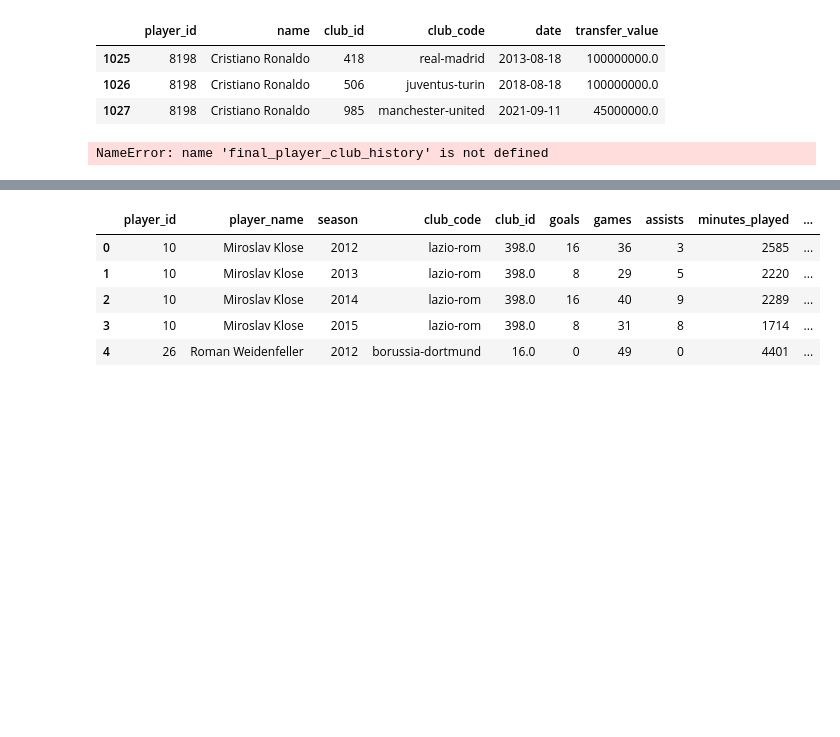
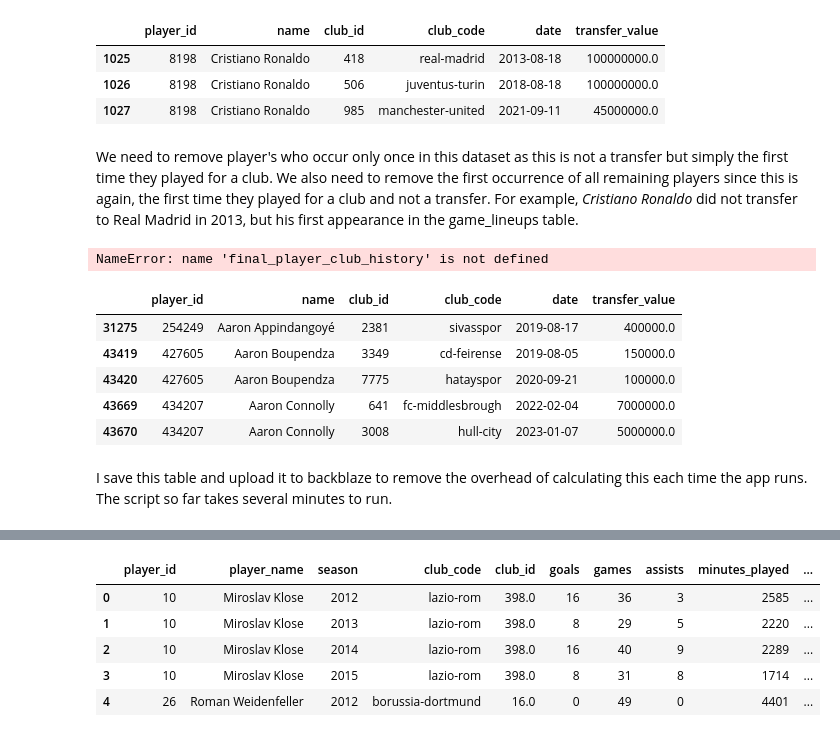
Before and after one commit to elliottscott774/ManchesterUtd-Potential-Transfer-Analysis, a Jupyter notebook: process_data.ipynb, the cells around one changed output, grey strips where cells are left out. Saved outputs shown, nothing was run; the diff lists cells and outputs as text; code cells hidden in the pictures; blank space fills up the shorter version.

```diff
--- a/process_data.ipynb
+++ b/process_data.ipynb
@@ -97,7 +106,42 @@ final_player_club_history[final_player_club_history['name'] == 'Cristiano Ronald
 | 1025 | 8198 | Cristiano Ronaldo | 418 | real-madrid | 2013-08-18 | 100000000.0 |
 | 1026 | 8198 | Cristiano Ronaldo | 506 | juventus-turin | 2018-08-18 | 100000000.0 |
 | 1027 | 8198 | Cristiano Ronaldo | 985 | manchester-united | 2021-09-11 | 45000000.0 |
+# %% [markdown]
+We need to remove player's who occur only once in this dataset as this is not a transfer but simply the first time they played for a club.
+We also need to remove the first occurrence of all remaining players since this is again, the first time they played for a club and not a transfer.
+For example, *Cristiano Ronaldo* did not transfer to Real Madrid in 2013, but his first appearance in the game_lineups table.
+# %%
+
+# Count the occurrences of each player_id
+player_counts = final_player_club_history['player_id'].value_counts()
+
+# Filter out player_ids with only one occurrence
+players_to_keep = player_counts[player_counts > 1].index
+
+# Keep only the rows with player_ids that have more than one occurrence
+final_player_club_history = final_player_club_history[final_player_club_history['player_id'].isin(players_to_keep)]
+# %% [output]
+NameError: name 'final_player_club_history' is not defined
+# %%
+# Correct approach to remove the first occurrence of each player based on date
+# Sort the DataFrame by 'name' and 'date' to ensure it's in the right order
+final_player_club_history_sorted = final_player_club_history.sort_values(by=['name', 'date'])
+
+# Keep all occurrences of each player except for the first one
+# Here, we directly use duplicated() with keep='first' to mark the first occurrence as not a duplicate
+# and all others as duplicates, which is the intended behavior to remove the first occurrence
+transfer_history = final_player_club_history_sorted[final_player_club_history_sorted.duplicated(subset='name', keep='first')]
+
+# Now, final_player_club_history_filtered correctly contains players without their first occurrence based on date
+transfer_history.head()
+# %% [output]
+|  | player_id | name | club_id | club_code | date | transfer_value |
+| 31275 | 254249 | Aaron Appindangoyé | 2381 | sivasspor | 2019-08-17 | 400000.0 |
+| 43419 | 427605 | Aaron Boupendza | 3349 | cd-feirense | 2019-08-05 | 150000.0 |
+| 43420 | 427605 | Aaron Boupendza | 7775 | hatayspor | 2020-09-21 | 100000.0 |
+| 43669 | 434207 | Aaron Connolly | 641 | fc-middlesbrough | 2022-02-04 | 7000000.0 |
+| 43670 | 434207 | Aaron Connolly | 3008 | hull-city | 2023-01-07 | 5000000.0 |
+# %% [markdown]
+I save this table and upload it to backblaze to remove the overhead of calculating this each time the app runs. The script so far takes several minutes to run.
 # %%
-final_player_club_history.to_csv('./data/player_club_history.csv')
+transfer_history.to_csv('./data/player_transfer_history.csv')
-# %% [output]
-NameError: name 'final_player_club_history' is not defined
```
Also changed, not shown: parts of 42 cells of this notebook, 3 other files.
